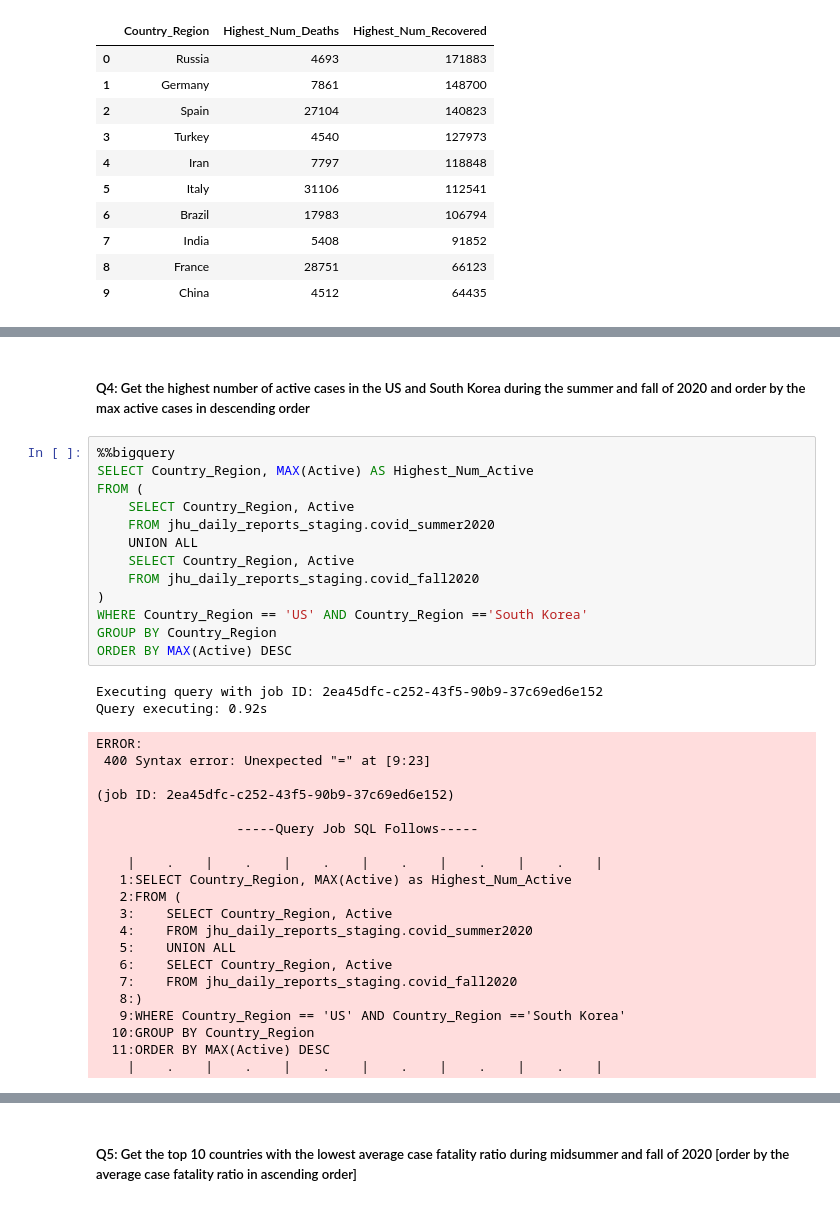
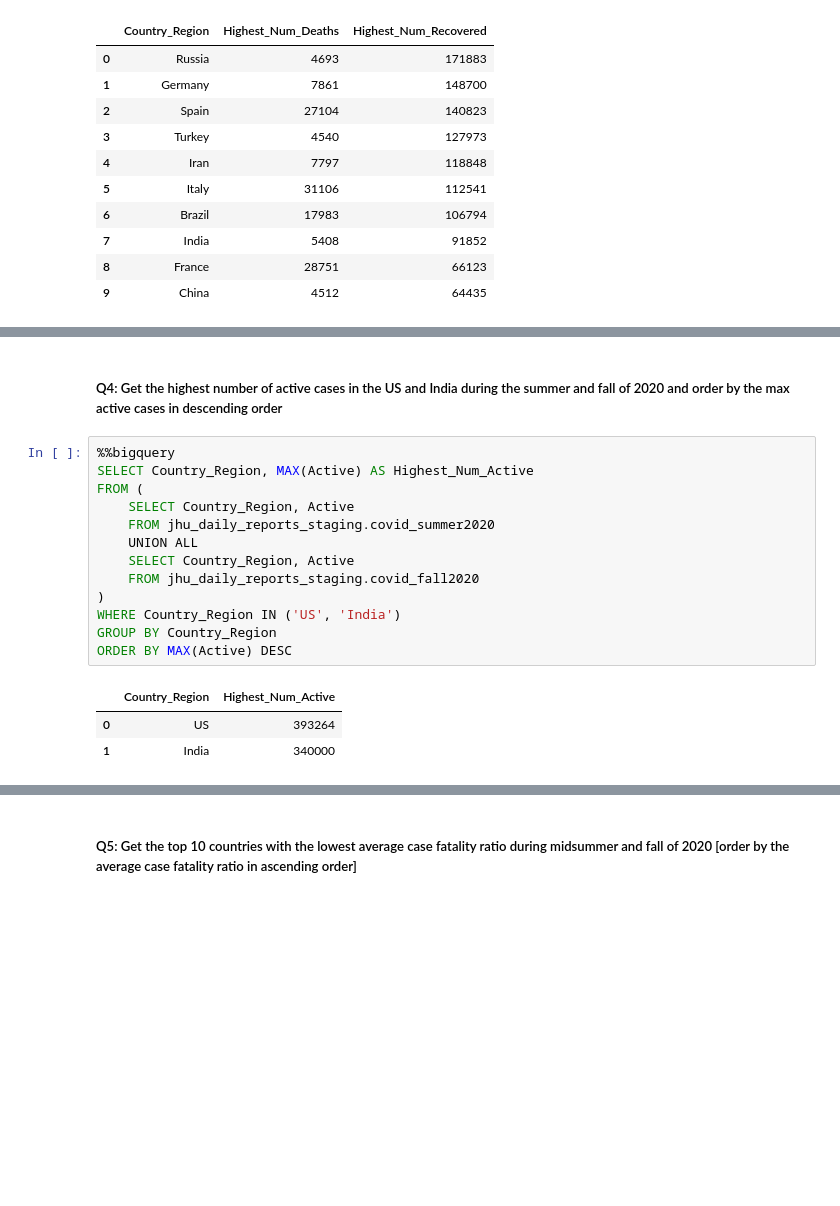
Before and after one commit to kimmisin/Elements-of-Databases, a Jupyter notebook: milestone1.ipynb, the cells around one changed output, grey strips where cells are left out. Drawn from its saved outputs; the diff is of its cells as text; blank space fills up the shorter version.

```diff
--- a/milestone1.ipynb
+++ b/milestone1.ipynb
@@ -677,38 +655,19 @@ LIMIT 10;
 # %% [markdown]
-##### Q4: Get the highest number of active cases in the US and South Korea during the summer and fall of 2020 and order by the max active cases in descending order
+##### Q4: Get the highest number of active cases in the US and India during the summer and fall of 2020 and order by the max active cases in descending order
 # %%
 %%bigquery
 SELECT Country_Region, MAX(Active) AS Highest_Num_Active
 FROM (
     SELECT Country_Region, Active
     FROM jhu_daily_reports_staging.covid_summer2020
     UNION ALL
     SELECT Country_Region, Active
     FROM jhu_daily_reports_staging.covid_fall2020
 )
-WHERE Country_Region == 'US' AND Country_Region =='South Korea'
+WHERE Country_Region IN ('US', 'India')
 GROUP BY Country_Region
 ORDER BY MAX(Active) DESC
 # %% [output]
-Executing query with job ID: 2ea45dfc-c252-43f5-90b9-37c69ed6e152
-Query executing: 0.92s
-ERROR:
- 400 Syntax error: Unexpected "=" at [9:23]
-
-(job ID: 2ea45dfc-c252-43f5-90b9-37c69ed6e152)
-
-                  -----Query Job SQL Follows-----
-
-    |    .    |    .    |    .    |    .    |    .    |    .    |
-   1:SELECT Country_Region, MAX(Active) as Highest_Num_Active
-   2:FROM (
-   3:    SELECT Country_Region, Active
-   4:    FROM jhu_daily_reports_staging.covid_summer2020
-   5:    UNION ALL
-   6:    SELECT Country_Region, Active
-   7:    FROM jhu_daily_reports_staging.covid_fall2020
-   8:)
-   9:WHERE Country_Region == 'US' AND Country_Region =='South Korea'
-  10:GROUP BY Country_Region
-  11:ORDER BY MAX(Active) DESC
-    |    .    |    .    |    .    |    .    |    .    |    .    |
+|  | Country_Region | Highest_Num_Active |
+| 0 | US | 393264 |
+| 1 | India | 340000 |
```
Also changed, not shown: parts of 8 cells of this notebook.
